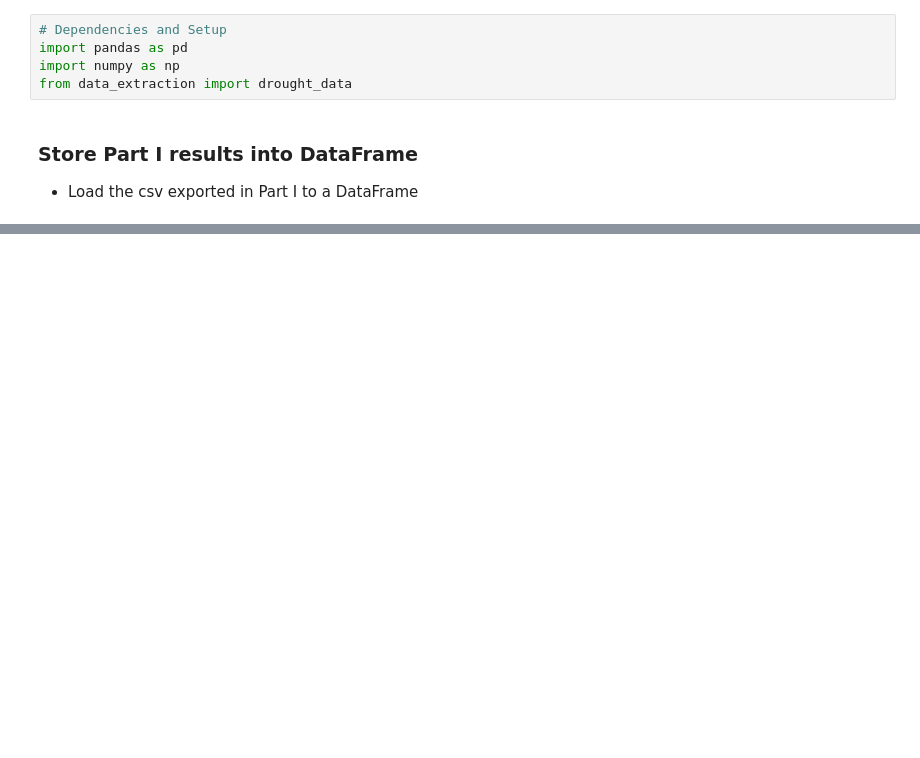
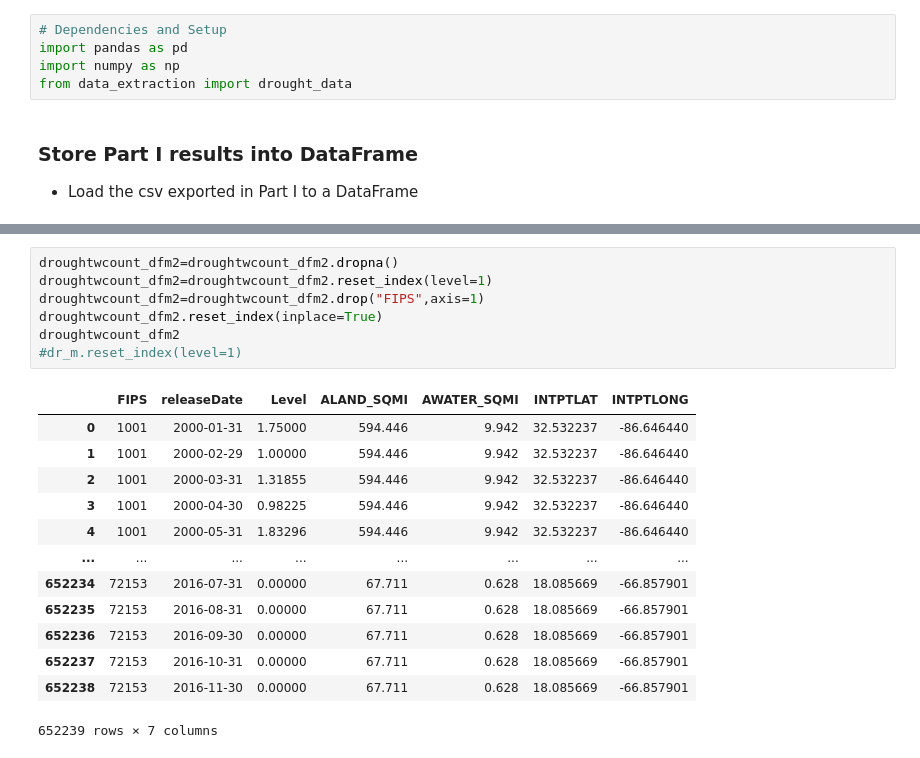
Before and after one commit to veraroberto/Project1_Droughts_USA, a Jupyter notebook: data_extraction.ipynb, the cells around one changed output, grey strips where cells are left out. Drawn from its saved outputs; the diff is of its cells as text; blank space fills up the shorter version.

```diff
--- a/data_extraction.ipynb
+++ b/data_extraction.ipynb
@@ -117,0 +99,21 @@ test
+# %%
+droughtwcount_dfm2=droughtwcount_dfm2.dropna()
+droughtwcount_dfm2=droughtwcount_dfm2.reset_index(level=1)
+droughtwcount_dfm2=droughtwcount_dfm2.drop("FIPS",axis=1)
+droughtwcount_dfm2.reset_index(inplace=True)
+droughtwcount_dfm2
+#dr_m.reset_index(level=1)
+# %% [output]
+|  | FIPS | releaseDate | Level | ALAND_SQMI | AWATER_SQMI | INTPTLAT | INTPTLONG |
+| 0 | 1001 | 2000-01-31 | 1.75000 | 594.446 | 9.942 | 32.532237 | -86.646440 |
+| 1 | 1001 | 2000-02-29 | 1.00000 | 594.446 | 9.942 | 32.532237 | -86.646440 |
+| 2 | 1001 | 2000-03-31 | 1.31855 | 594.446 | 9.942 | 32.532237 | -86.646440 |
+| 3 | 1001 | 2000-04-30 | 0.98225 | 594.446 | 9.942 | 32.532237 | -86.646440 |
+| 4 | 1001 | 2000-05-31 | 1.83296 | 594.446 | 9.942 | 32.532237 | -86.646440 |
+| ... | ... | ... | ... | ... | ... | ... | ... |
+| 652234 | 72153 | 2016-07-31 | 0.00000 | 67.711 | 0.628 | 18.085669 | -66.857901 |
+| 652235 | 72153 | 2016-08-31 | 0.00000 | 67.711 | 0.628 | 18.085669 | -66.857901 |
+| 652236 | 72153 | 2016-09-30 | 0.00000 | 67.711 | 0.628 | 18.085669 | -66.857901 |
+| 652237 | 72153 | 2016-10-31 | 0.00000 | 67.711 | 0.628 | 18.085669 | -66.857901 |
+| 652238 | 72153 | 2016-11-30 | 0.00000 | 67.711 | 0.628 | 18.085669 | -66.857901 |
+652239 rows × 7 columns
```
Also changed, not shown: parts of 13 cells of this notebook.
